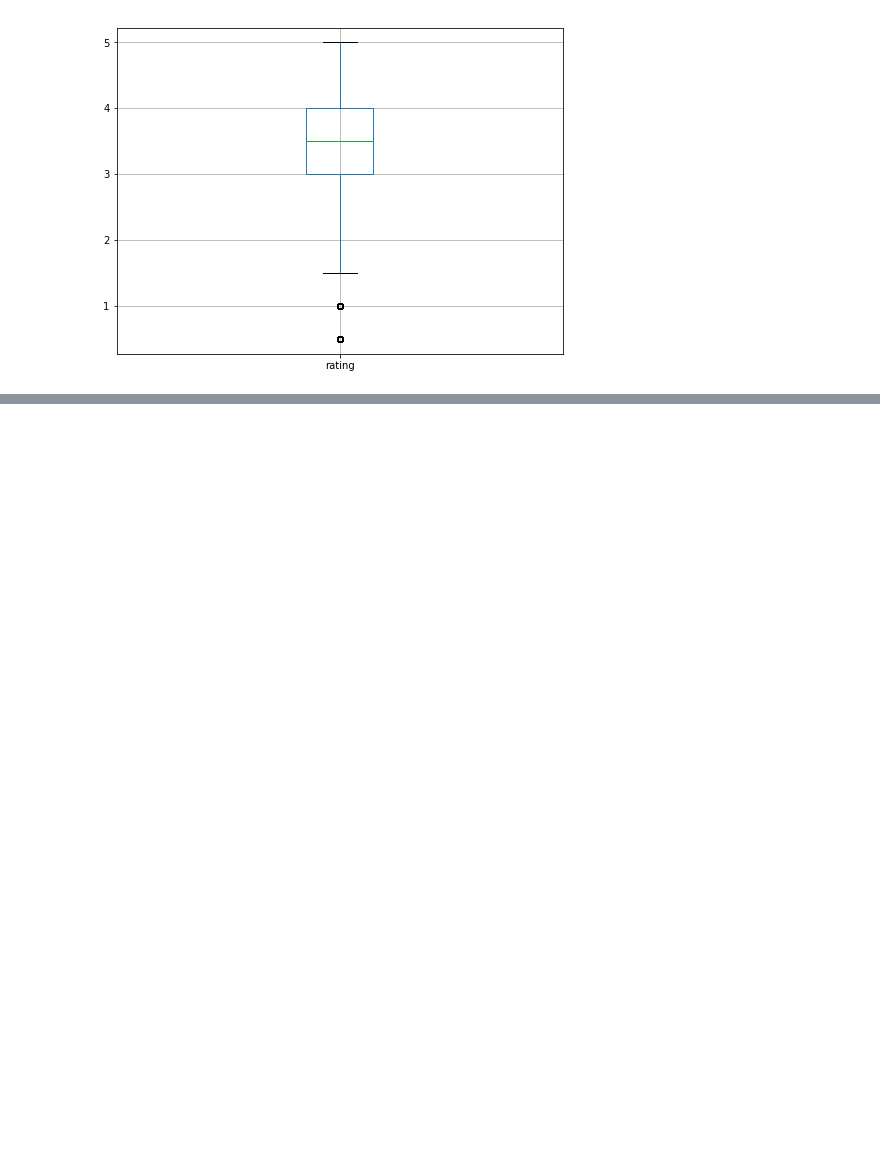
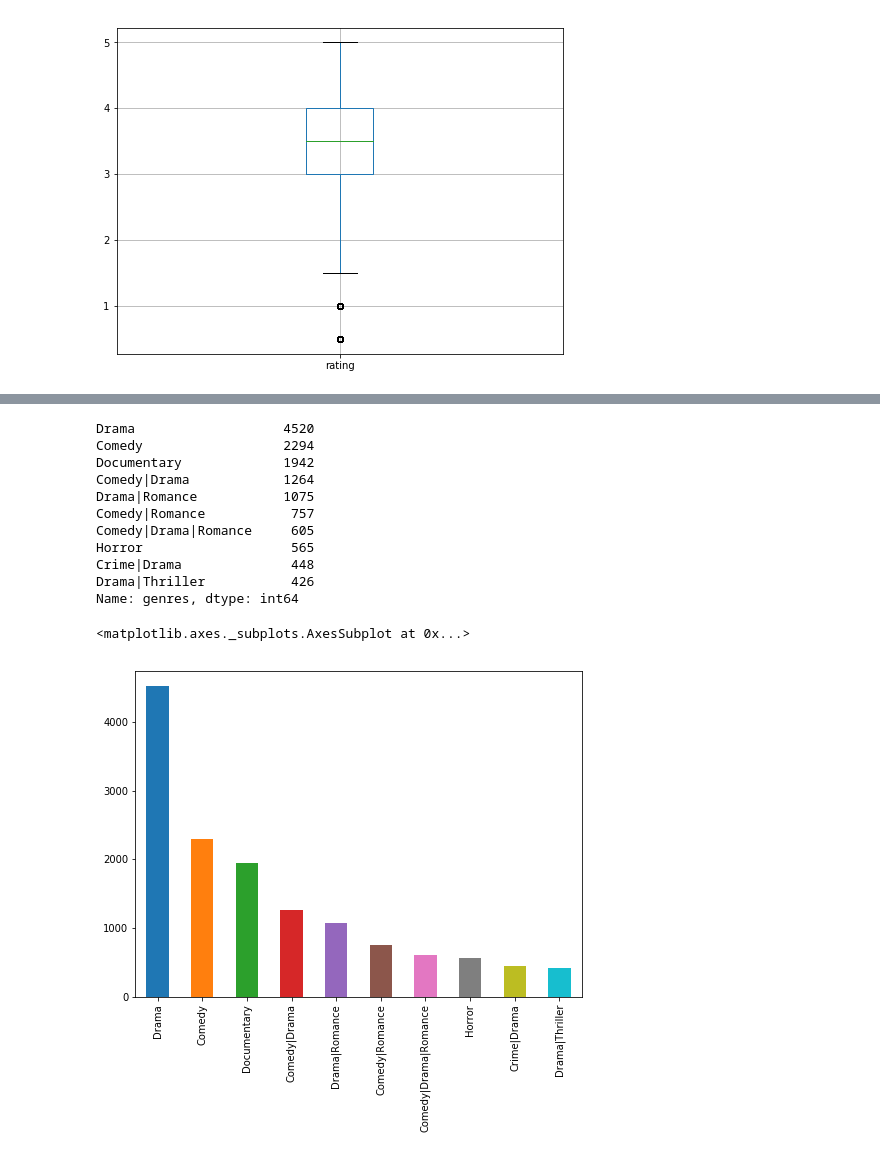
Before and after one commit to dmsergio/data-science-examples, a Jupyter notebook: movielens/movielens.ipynb, the cells around one changed output, grey strips where cells are left out. Cells and saved outputs as stored; diff of their text form; code cells hidden in the pictures; blank space fills up the shorter version.

Commit message:
[IMP] applying filters on DataFrame

```diff
--- a/movielens/movielens.ipynb
+++ b/movielens/movielens.ipynb
@@ -225,0 +248,19 @@ ratings.boxplot(column='rating', figsize=(8, 6))
+# %%
+# top ten genres into movies DataFrame
+genres_count = movies['genres'].value_counts()
+print(genres_count[:10])
+genres_count[:10].plot(kind='bar', figsize=(8, 6))
+# %% [output]
+Drama                   4520
+Comedy                  2294
+Documentary             1942
+Comedy|Drama            1264
+Drama|Romance           1075
+Comedy|Romance           757
+Comedy|Drama|Romance     605
+Horror                   565
+Crime|Drama              448
+Drama|Thriller           426
+Name: genres, dtype: int64
+<matplotlib.axes._subplots.AxesSubplot at 0x...>
+[figure, added]
```
Also changed, not shown: parts of 10 cells of this notebook.
